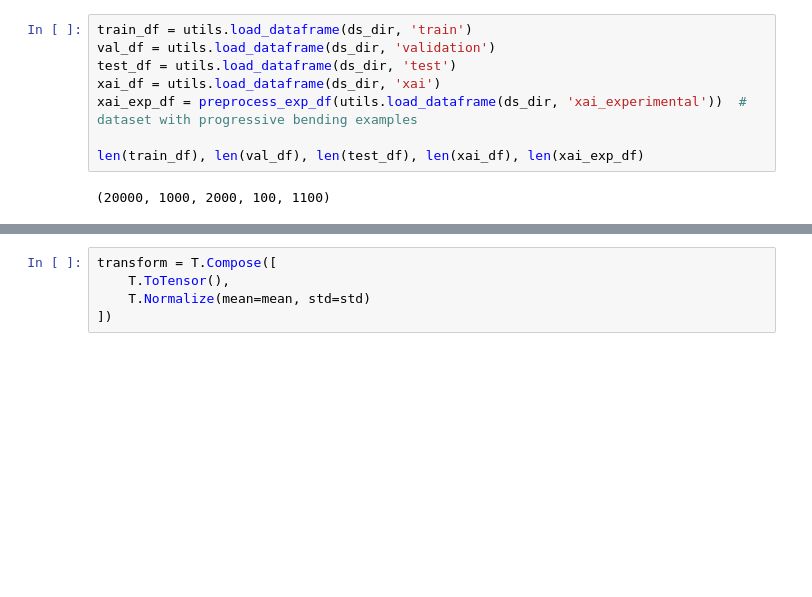
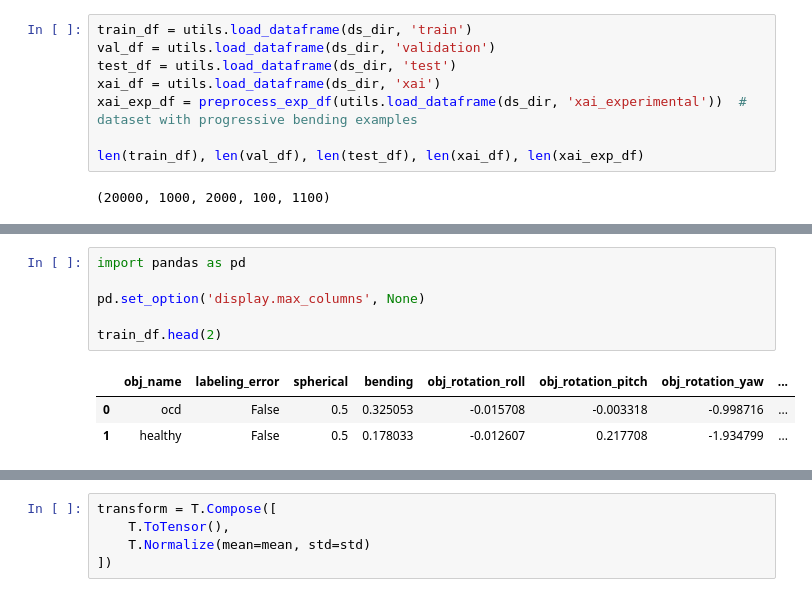
Before and after one commit to davidsjohnson/blockies-xai, a Jupyter notebook: simple_blockies_review.ipynb, the cells around one changed output, grey strips where cells are left out. Cells and saved outputs as stored; diff of their text form; blank space fills up the shorter version.

```diff
--- a/simple_blockies_review.ipynb
+++ b/simple_blockies_review.ipynb
@@ -151,0 +163,10 @@ len(train_df), len(val_df), len(test_df), len(xai_df), len(xai_exp_df)
+# %%
+import pandas as pd
+
+pd.set_option('display.max_columns', None)
+
+train_df.head(2)
+# %% [output]
+|  | obj_name | labeling_error | spherical | bending | obj_rotation_roll | obj_rotation_pitch | obj_rotation_yaw | ... |
+| 0 | ocd | False | 0.5 | 0.325053 | -0.015708 | -0.003318 | -0.998716 | ... |
+| 1 | healthy | False | 0.5 | 0.178033 | -0.012607 | 0.217708 | -1.934799 | ... |
```
Also changed, not shown: parts of 9 cells of this notebook.
